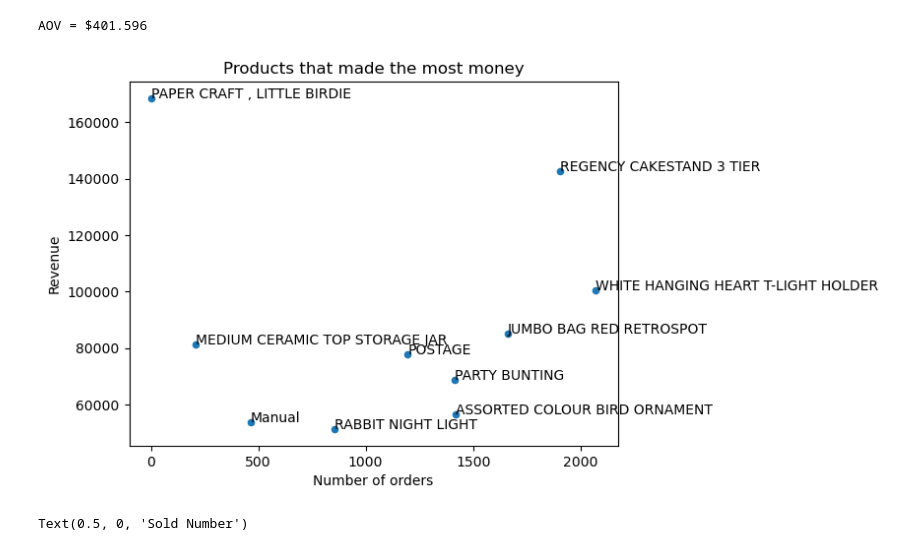
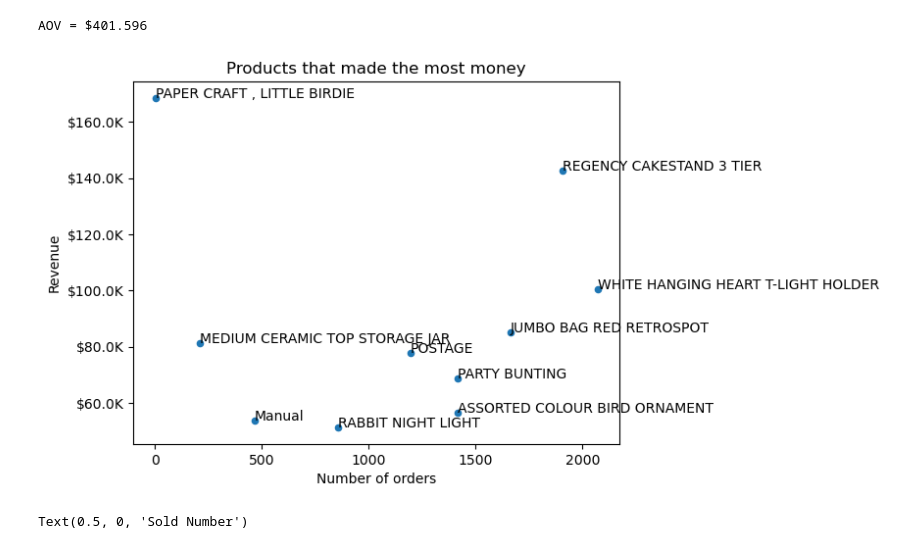
Before and after one commit to MikolajSt1/e-commerce-analysis, a Jupyter notebook: Ecommerce_Analysis_project/2_Product_and_Customer_Insights.ipynb, the cells around one changed output. Drawn from its saved outputs; the diff is of its cells as text; code cells hidden in the pictures.

```diff
--- a/Ecommerce_Analysis_project/2_Product_and_Customer_Insights.ipynb
+++ b/Ecommerce_Analysis_project/2_Product_and_Customer_Insights.ipynb
@@ -16,18 +16,22 @@ AOV = $401.596
 # %%
 #Items that made the most money
 Money_makers = df.groupby('Description').agg({'InvoiceNo':'count','Revenue':'sum' }).sort_values(by=['Revenue','InvoiceNo'],ascending=False).head(10)
 Money_makers.plot(kind='scatter',x='InvoiceNo',y='Revenue')
 
 for i,txt in enumerate(Money_makers.index):
     plt.text(Money_makers.InvoiceNo.iloc[i], Money_makers.Revenue.iloc[i], txt)
 
 
 plt.xlabel('Number of orders')
 plt.ylabel('Revenue')
 plt.title('Products that made the most money')
+
+ax = plt.gca()
+ax.yaxis.set_major_formatter(plt.FuncFormatter(lambda y, pos:F'${str(y/1000)}K'))
+
 plt.show()
 # %% [output]
-[figure, old version]
+[figure, new version]
 # %%
 #Best sellers
 Best_sellers = df.groupby('Description')['InvoiceNo'].count().sort_values().tail(10)
```
Also changed, not shown: 3 other files.
